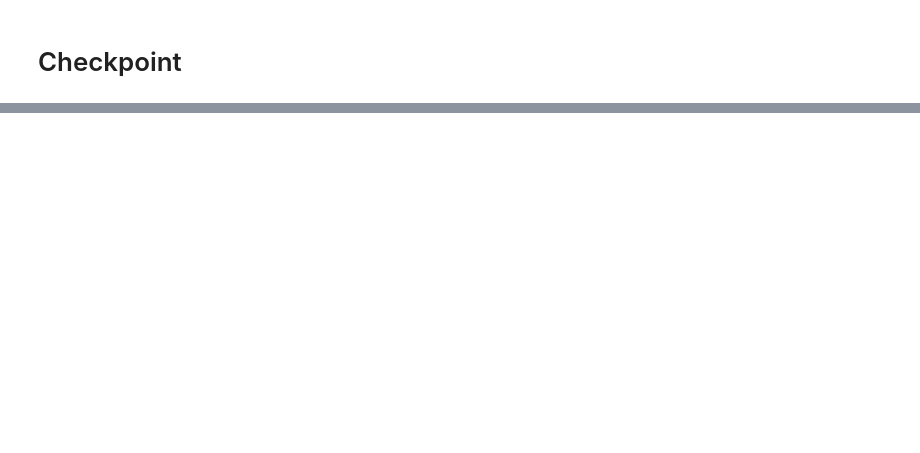
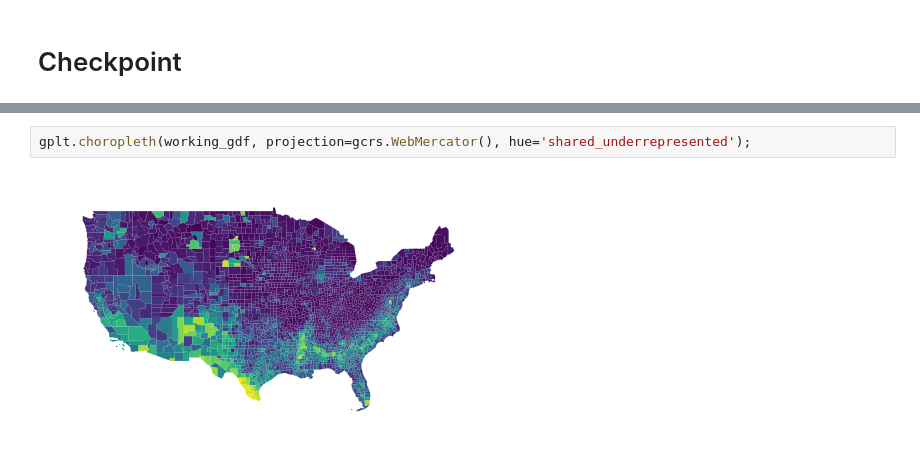
Before and after one commit to edterrell/geospatial-public-policy-analysis-with-geopandas, a Jupyter notebook: notebooks/RQ1.ipynb, the cells around one changed output, grey strips where cells are left out. Drawn from its saved outputs; the diff is of its cells as text; blank space fills up the shorter version.

```diff
--- a/notebooks/RQ1.ipynb
+++ b/notebooks/RQ1.ipynb
@@ -367,0 +387,4 @@ subset_counties_df.geoid.astype(str).str.zfill(5)
+# %%
+gplt.choropleth(working_gdf, projection=gcrs.WebMercator(), hue='shared_underrepresented');
+# %% [output]
+[figure, added]
```
Also changed, not shown: parts of 29 cells of this notebook.
